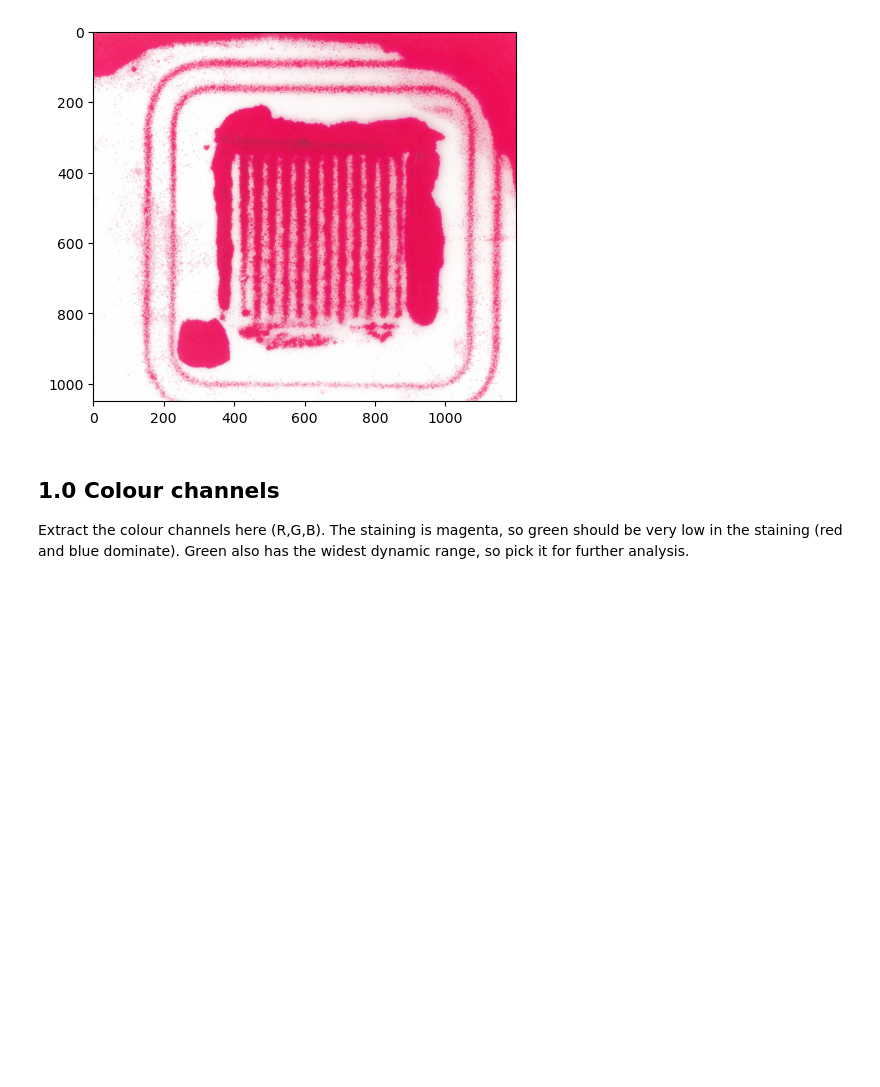
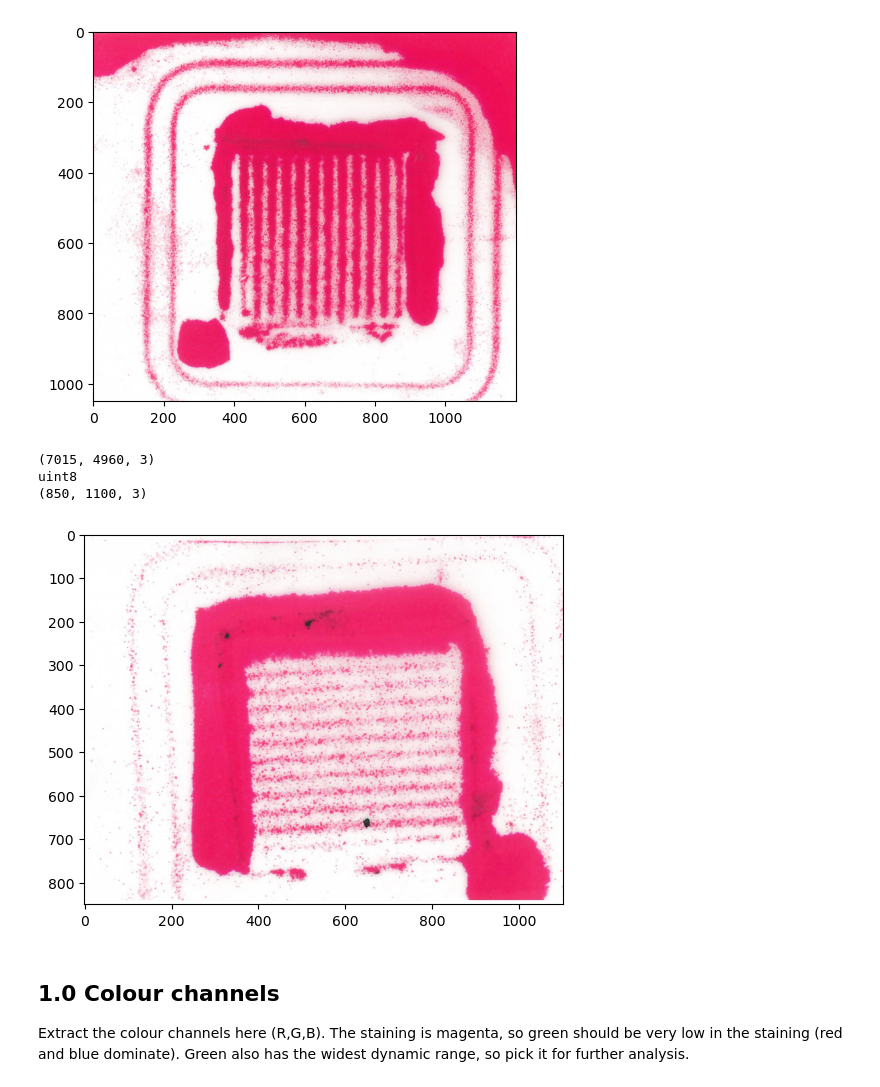
Before and after one commit to nparaskevas/pressure-film-calibration, a Jupyter notebook: prescale-example.ipynb, the cells around one changed output. Cells and saved outputs as stored; diff of their text form; code cells hidden in the pictures; blank space fills up the shorter version.

```diff
--- a/prescale-example.ipynb
+++ b/prescale-example.ipynb
@@ -24,6 +25,25 @@ plt.show()  # Drop colorbar for RGB images
 uint8
 (1050, 1200, 3)
 [figure]
+# %%
+lw_tif = tiff.imread('lw.tif')
+
+print(lw_tif.shape)  # Check actual dimensions first
+print(lw_tif.dtype)
+
+# Replace these with values within your actual shape
+lw_tif_c = lw_tif[6150:7000,
+                   3600:4700]
+
+print(lw_tif_c.shape)  # Make sure it's non-empty
+
+plt.imshow(lw_tif_c)
+plt.show()  # Drop colorbar for RGB images
+# %% [output]
+(7015, 4960, 3)
+uint8
+(850, 1100, 3)
+[figure, added]
 # %% [markdown]
 ## 1.0 Colour channels
 
```
Also changed, not shown: parts of 7 cells of this notebook, 1 other file.
